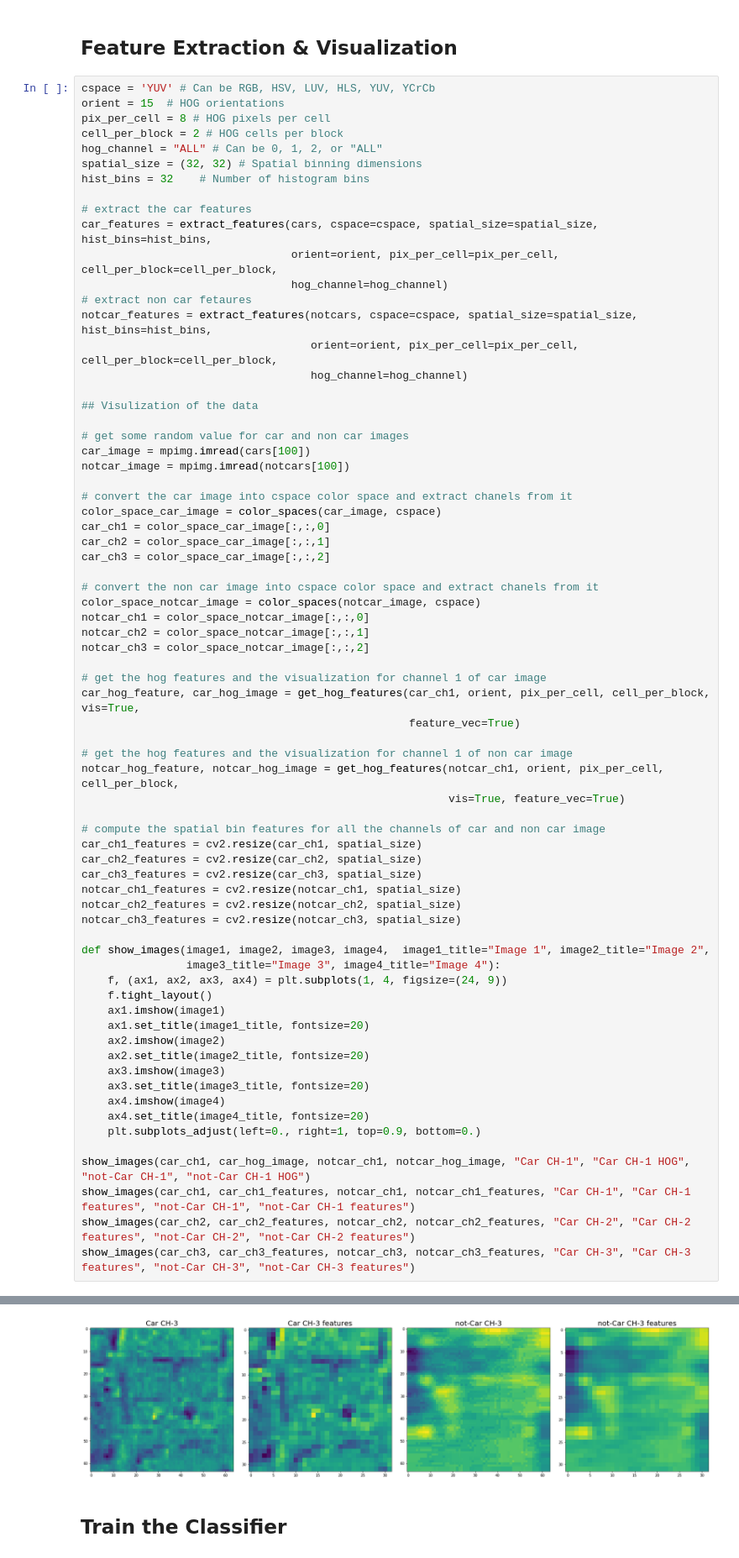
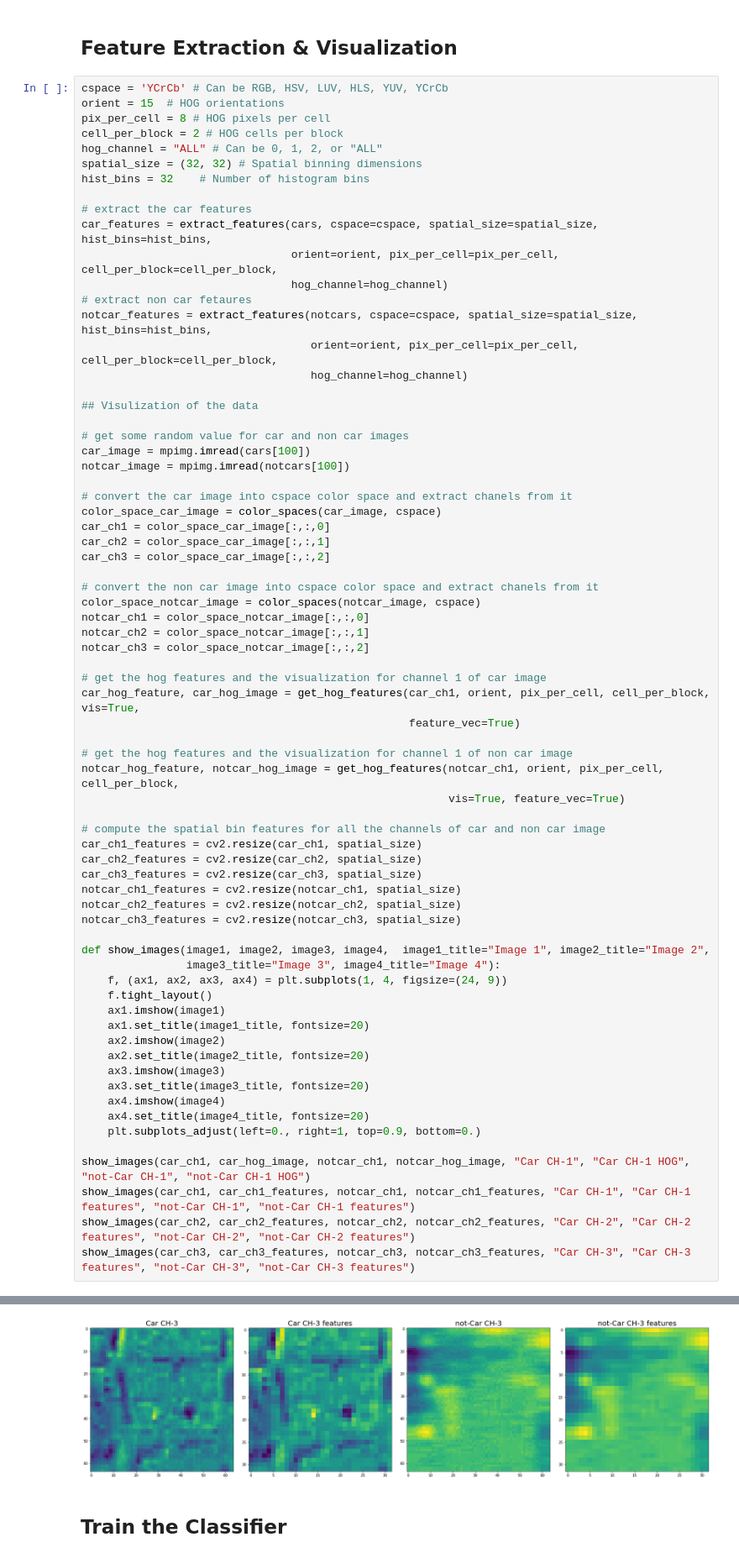
Before and after one commit to kunal902/vehicle-detection, a Jupyter notebook: Vehicle_Detection.ipynb, the cells around one changed output, grey strips where cells are left out. Shown at 84% size. Drawn from its saved outputs; the diff is of its cells as text.

```diff
--- a/Vehicle_Detection.ipynb
+++ b/Vehicle_Detection.ipynb
@@ -187,7 +187,7 @@ print(len(cars), len(notcars))
 # %% [markdown]
 <h2> Feature Extraction & Visualization
 # %%
-cspace = 'YUV' # Can be RGB, HSV, LUV, HLS, YUV, YCrCb
+cspace = 'YCrCb' # Can be RGB, HSV, LUV, HLS, YUV, YCrCb
 orient = 15  # HOG orientations
 pix_per_cell = 8 # HOG pixels per cell
 cell_per_block = 2 # HOG cells per block
@@ -233,34 +233,34 @@ notcar_hog_feature, notcar_hog_image = get_hog_features(notcar_ch1, orient, pix_
 # compute the spatial bin features for all the channels of car and non car image
 car_ch1_features = cv2.resize(car_ch1, spatial_size)
 car_ch2_features = cv2.resize(car_ch2, spatial_size)
 car_ch3_features = cv2.resize(car_ch3, spatial_size)
 notcar_ch1_features = cv2.resize(notcar_ch1, spatial_size)
 notcar_ch2_features = cv2.resize(notcar_ch2, spatial_size)
 notcar_ch3_features = cv2.resize(notcar_ch3, spatial_size)
 
 def show_images(image1, image2, image3, image4,  image1_title="Image 1", image2_title="Image 2",
                 image3_title="Image 3", image4_title="Image 4"):
     f, (ax1, ax2, ax3, ax4) = plt.subplots(1, 4, figsize=(24, 9))
     f.tight_layout()
     ax1.imshow(image1)
     ax1.set_title(image1_title, fontsize=20)
     ax2.imshow(image2)
     ax2.set_title(image2_title, fontsize=20)
     ax3.imshow(image3)
     ax3.set_title(image3_title, fontsize=20)
     ax4.imshow(image4)
     ax4.set_title(image4_title, fontsize=20)
     plt.subplots_adjust(left=0., right=1, top=0.9, bottom=0.)
 
 show_images(car_ch1, car_hog_image, notcar_ch1, notcar_hog_image, "Car CH-1", "Car CH-1 HOG", "not-Car CH-1", "not-Car CH-1 HOG")
 show_images(car_ch1, car_ch1_features, notcar_ch1, notcar_ch1_features, "Car CH-1", "Car CH-1 features", "not-Car CH-1", "not-Car CH-1 features")
 show_images(car_ch2, car_ch2_features, notcar_ch2, notcar_ch2_features, "Car CH-2", "Car CH-2 features", "not-Car CH-2", "not-Car CH-2 features")
 show_images(car_ch3, car_ch3_features, notcar_ch3, notcar_ch3_features, "Car CH-3", "Car CH-3 features", "not-Car CH-3", "not-Car CH-3 features")
 # %% [output]
 [figure]
 [figure]
 [figure]
-[figure, old version]
+[figure, new version]
 # %% [markdown]
 <h2> Train the Classifier
 # %% [markdown]
```
Also changed, not shown: parts of 8 cells of this notebook, 15 other files.
